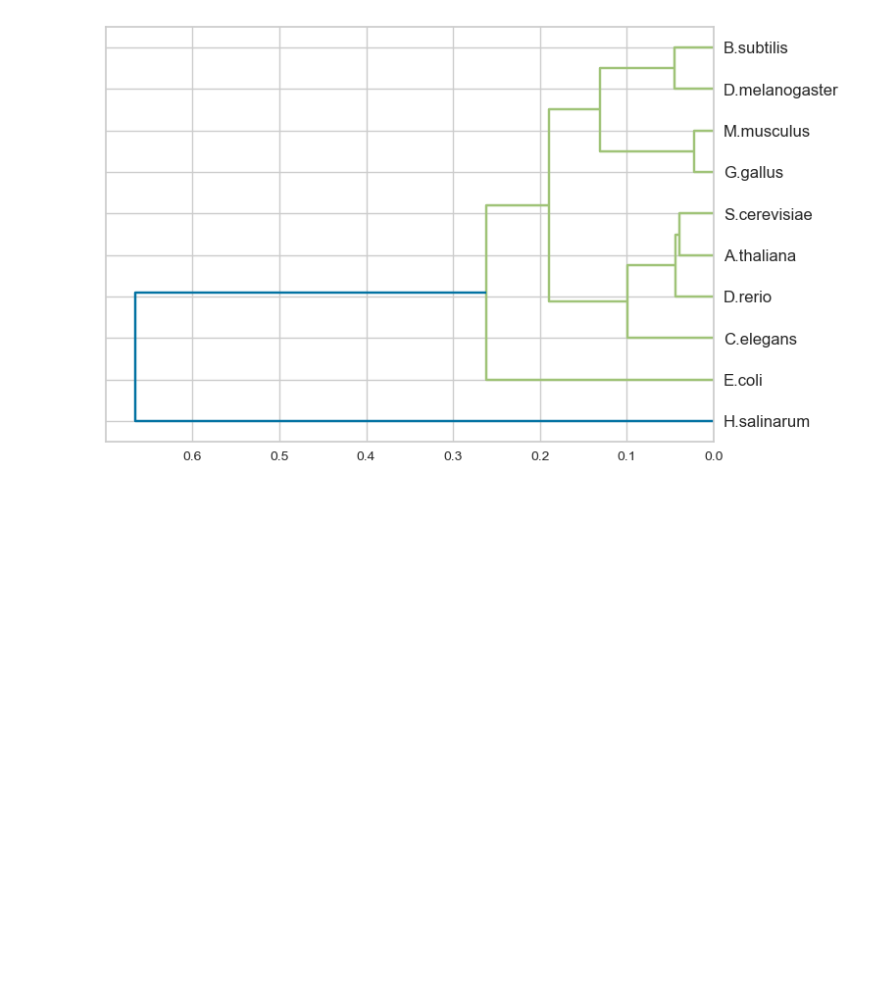
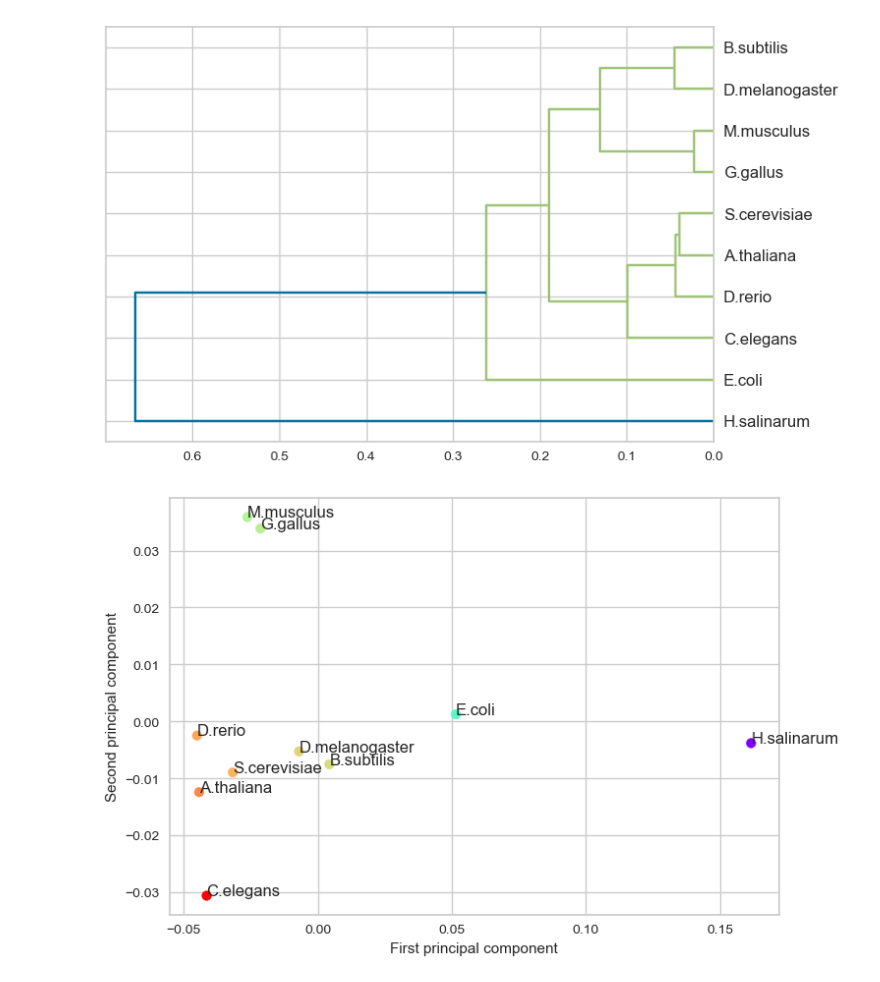
Before and after one commit to zhukovanadezhda/dinucleo-freq, a Jupyter notebook: analysis.ipynb, the cells around one changed output. Cells and saved outputs as stored; diff of their text form; code cells hidden in the pictures; blank space fills up the shorter version.

```diff
--- a/analysis.ipynb
+++ b/analysis.ipynb
@@ -30,3 +30,22 @@ linkage_matrix = linkage(dist_matrix, method='ward')
 d = dendrogram(linkage_matrix, labels=list(dist.index), orientation='left')
 # %% [output]
 [figure]
+# %%
+X = dist.iloc[:, :-1].values
+y = dist.iloc[:, -1].values
+
+pca = PCA(n_components=2)
+X_pca = pca.fit_transform(X)
+
+
+plt.scatter(X_pca[:, 0], X_pca[:, 1], c=y, cmap='rainbow')
+plt.xlabel('First principal component')
+plt.ylabel('Second principal component')
+
+for i, label in enumerate(dist.index):
+    plt.text(X_pca[i, 0], X_pca[i, 1], label)
+
+
+plt.show()
+# %% [output]
+[figure, added]
```
